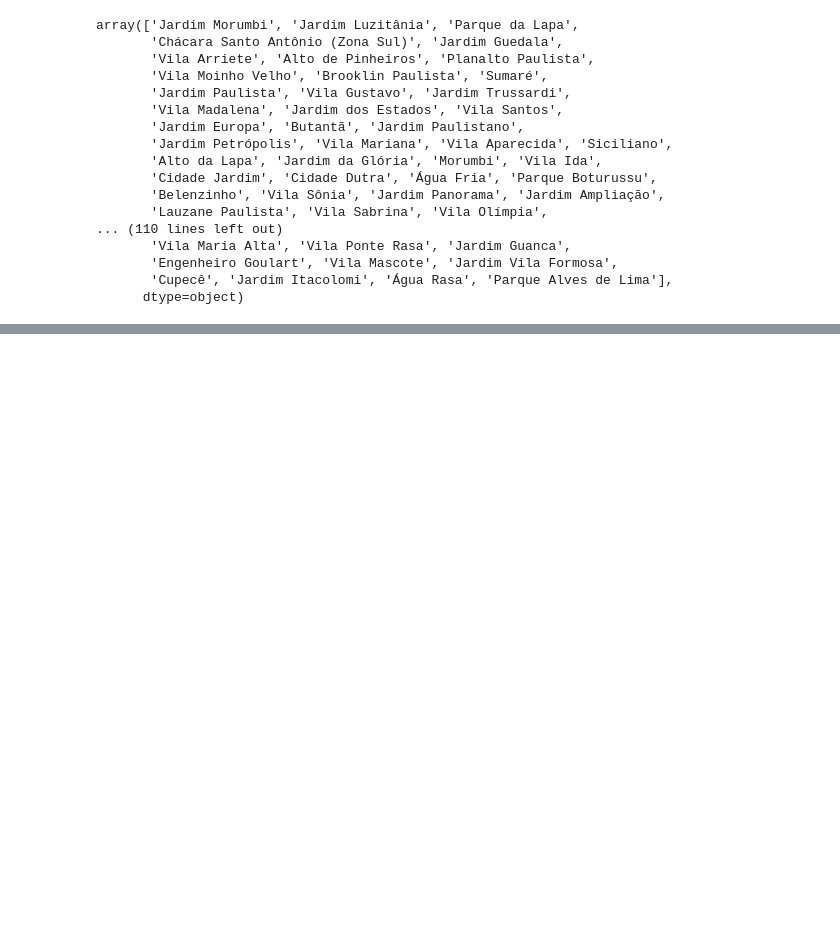
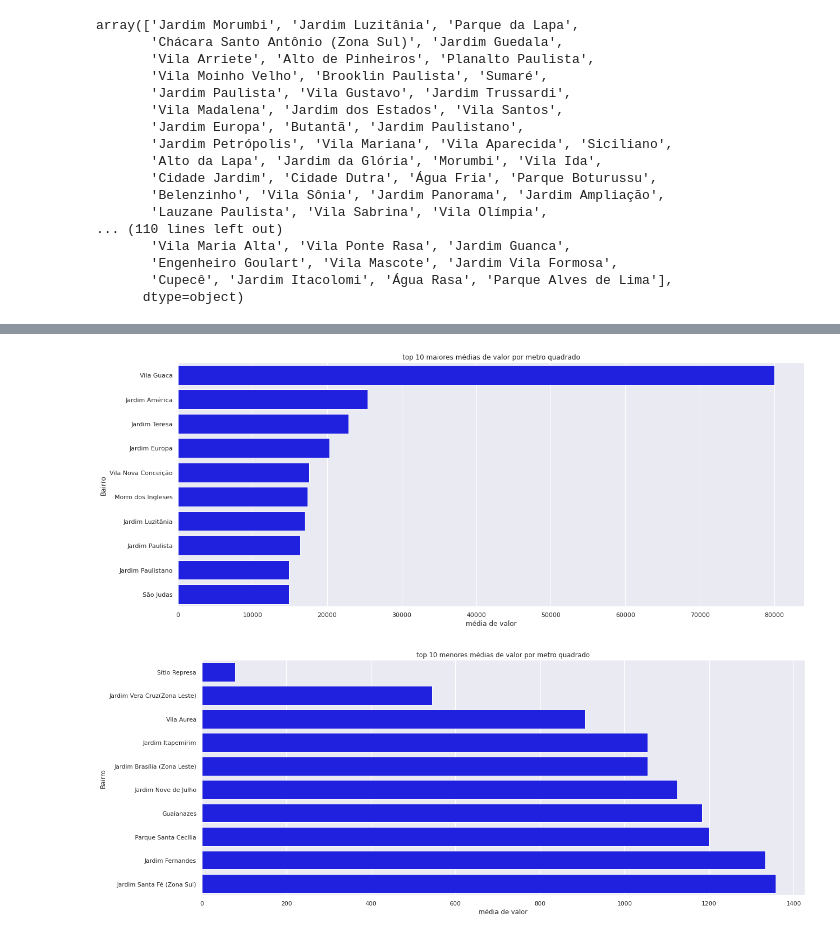
Before and after one commit to jackson541/machine-learning, a Jupyter notebook: projetos/4 - imersao dados alura.ipynb, the cells around one changed output, grey strips where cells are left out. Saved outputs shown, nothing was run; the diff lists cells and outputs as text; code cells hidden in the pictures; blank space fills up the shorter version.

```diff
--- a/projetos/4 - imersao dados alura.ipynb
+++ b/projetos/4 - imersao dados alura.ipynb
@@ -67,0 +179,35 @@ array(['Jardim Morumbi', 'Jardim Luzitânia', 'Parque da Lapa',
+# %%
+# desafio 3: Preço do metro quadrado por bairro e plotar em um gráfico ideal.
+
+def calcular_valor_por_metro(df):
+    media_metros = df['Metragem'].mean()
+    media_preco = df['Valor'].mean()
+    return media_preco/media_metros
+
+preco_por_metro = houses.groupby('Bairro').apply(calcular_valor_por_metro)
+
+
+# 10 maiores médias
+plt.figure(figsize=(20, 8))
+dez_maiores_medias = preco_por_metro.sort_values(ascending=False)[:10]
+graph = sns.barplot(
+    x = dez_maiores_medias.values,
+    y = dez_maiores_medias.index,
+    color='blue',
+)
+graph.set_title('top 10 maiores médias de valor por metro quadrado')
+graph.set_xlabel('média de valor')
+
+plt.show()
+
+# 10 menores médias
+plt.figure(figsize=(20, 8))
+dez_menores_medias = preco_por_metro.sort_values(ascending=True)[:10]
+graph = sns.barplot(x = dez_menores_medias.values, y = dez_menores_medias.index, color='blue')
+graph.set_title('top 10 menores médias de valor por metro quadrado')
+graph.set_xlabel('média de valor')
+
+plt.show()
+# %% [output]
+[figure, added]
+[figure, added]
```
Also changed, not shown: parts of 10 cells of this notebook.
